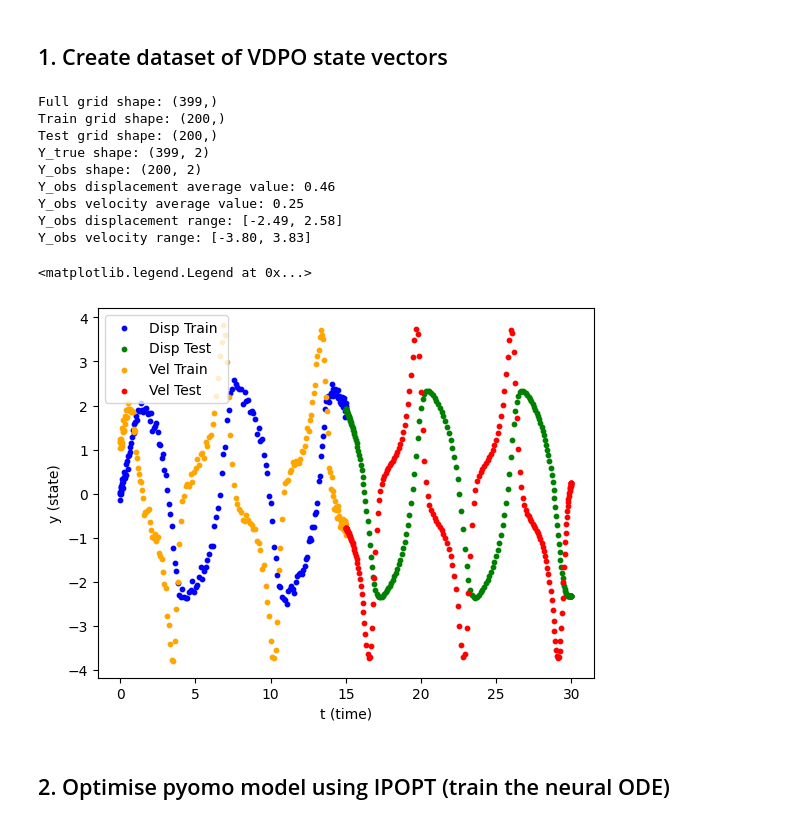
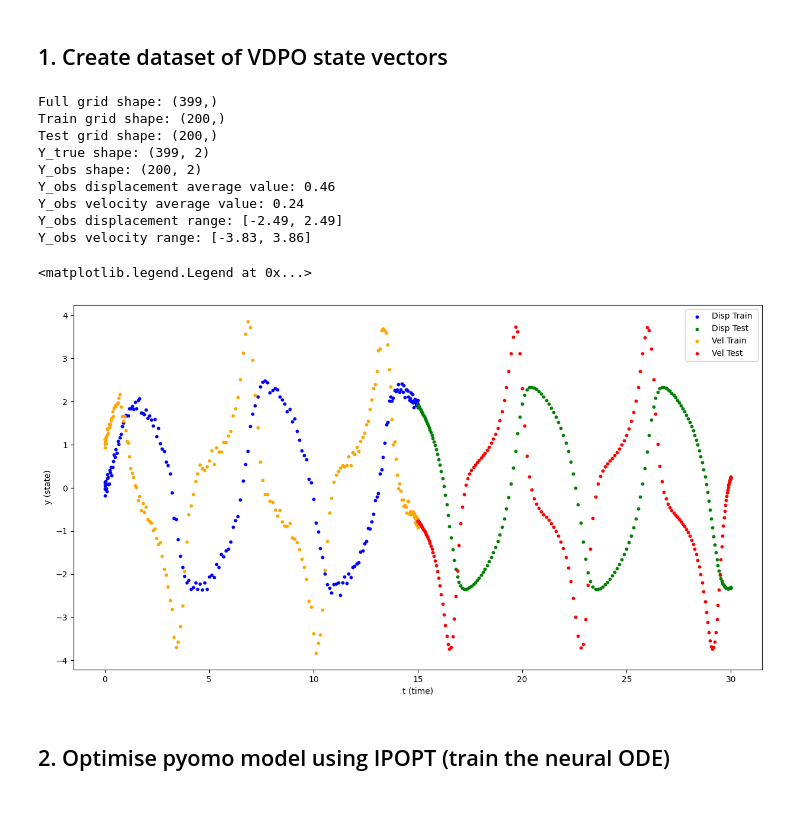
Before and after one commit to benjaminstew/CNODE, a Jupyter notebook: results/VDP_results.ipynb, the cells around one changed output. Saved outputs shown, nothing was run; the diff lists cells and outputs as text; code cells hidden in the pictures.

```diff
--- a/results/VDP_results.ipynb
+++ b/results/VDP_results.ipynb
@@ -11,38 +11,38 @@ from src.nn_pyomo_base import NeuralODEPyomo
 # %%
 train_interpol, test_interpol, full_grid, Y_true, train_grid, Y_obs, Y_smooth, test_grid, Y_test = create_vdpo_dataset(num_nodes=400, end_time=30, noise_sd=0.1)
 
 # Print dataset shapes and summary stats
 print(f"Full grid shape: {full_grid.shape}")
 print(f"Train grid shape: {train_grid.shape}")
 print(f"Test grid shape: {test_grid.shape}")
 print(f"Y_true shape: {Y_true.shape}")
 print(f"Y_obs shape: {Y_obs.shape}")
 print(f"Y_obs displacement average value: {np.mean(Y_obs[:, 0]):.2f}")
 print(f"Y_obs velocity average value: {np.mean(Y_obs[:, 1]):.2f}")
 print(f"Y_obs displacement range: [{Y_obs[:, 0].min():.2f}, {Y_obs[:, 0].max():.2f}]")
 print(f"Y_obs velocity range: [{Y_obs[:, 1].min():.2f}, {Y_obs[:, 1].max():.2f}]")
 
 # Visualise trajectories from train and test datasets
-plt.figure()
+plt.figure(figsize=(15, 8))
 plt.scatter(train_grid, Y_obs[:, 0], color='blue', marker='o', s=10, label="Disp Train ")
 plt.scatter(test_grid, Y_test[:, 0], color='green', marker='o', s=10, label="Disp Test")
 plt.scatter(train_grid, Y_obs[:, 1], color='orange', marker='o', s=10, label="Vel Train ")
 plt.scatter(test_grid, Y_test[:, 1], color='red', marker='o', s=10, label="Vel Test")
 plt.xlabel('t (time)')
 plt.ylabel('y (state)')
 plt.legend()
 # %% [output]
 Full grid shape: (399,)
 Train grid shape: (200,)
 Test grid shape: (200,)
 Y_true shape: (399, 2)
 Y_obs shape: (200, 2)
 Y_obs displacement average value: 0.46
-Y_obs velocity average value: 0.25
-Y_obs displacement range: [-2.49, 2.58]
-Y_obs velocity range: [-3.80, 3.83]
+Y_obs velocity average value: 0.24
+Y_obs displacement range: [-2.49, 2.49]
+Y_obs velocity range: [-3.83, 3.86]
 <matplotlib.legend.Legend at 0x...>
-[figure, old version]
+[figure, new version]
 # %% [markdown]
 ## 2. Optimise pyomo model using IPOPT (train the neural ODE)
 # %%
```
Also changed, not shown: parts of 7 cells of this notebook, 4 other files.
